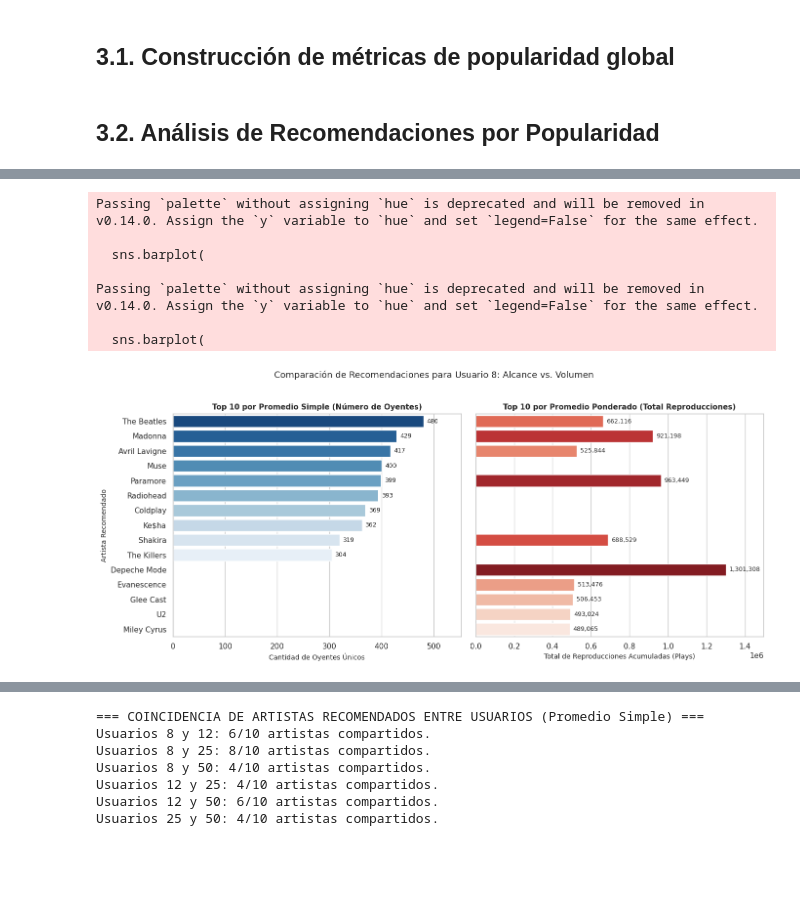
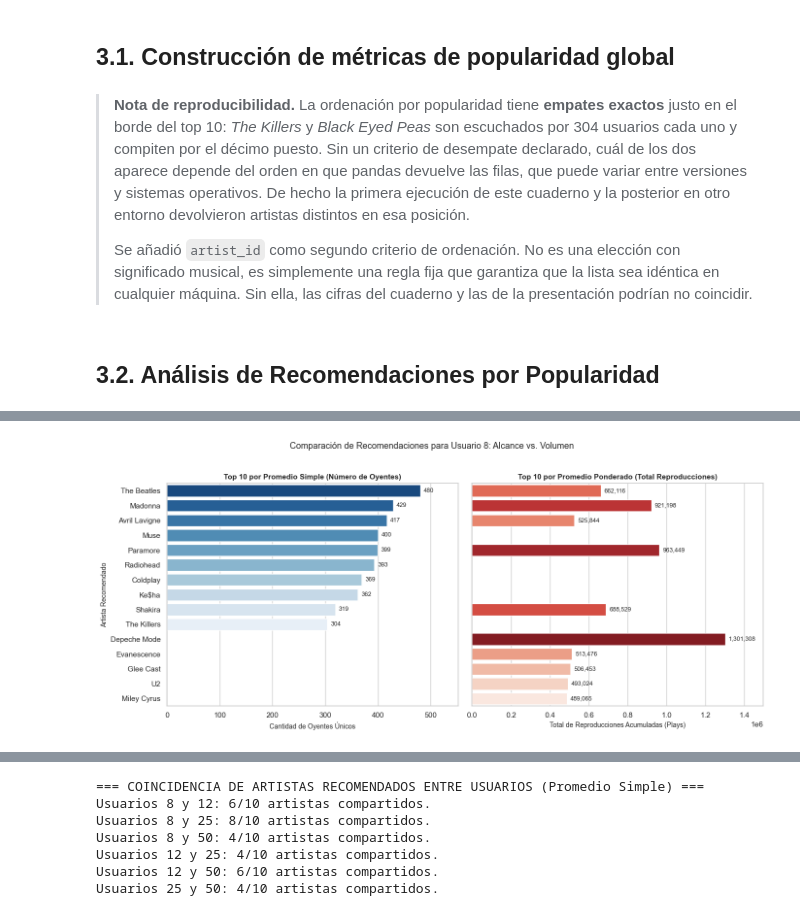
Before and after one commit to JuanRestrepoM/MIAD_202614_Aprendizaje_no_supervisado_G29, a Jupyter notebook: notebooks/S5_sistemarecomendacion.ipynb, the cells around one changed output, grey strips where cells are left out. Cells and saved outputs as stored; diff of their text form; code cells hidden in the pictures; blank space fills up the shorter version.

```diff
--- a/notebooks/S5_sistemarecomendacion.ipynb
+++ b/notebooks/S5_sistemarecomendacion.ipynb
@@ -16,8 +63,8 @@ sns.set_theme(style="whitegrid")
 plt.rcParams['figure.figsize'] = (10, 6)
 
 #carga de bases de datos
-df_user_artists = pd.read_csv('user_artists.txt', sep='\t')
-df_artists = pd.read_csv('artists.txt', sep='\t')
+df_user_artists = pd.read_csv('data/user_artists.txt', sep='\t')
+df_artists = pd.read_csv('data/artists.txt', sep='\t')
 # %%
 # Renombrado
 df_artists = df_artists.rename(columns={
@@ -419,0 +466,22 @@ plt.show()
+# %%
+# ==============================================================================
+#   CIFRAS CITADAS EN LAS DECISIONES DEL PASO 2 (verificables)
+# ==============================================================================
+print("="*78)
+print("ESCALA DEL CONSUMO Y EFECTO DE CADA TRANSFORMACION")
+print("="*78)
+p = df_user_artists['plays']
+print(f"Reproducciones por par usuario-artista:")
+print(f"   minimo {p.min():,} | mediana {p.median():,.0f} | maximo {p.max():,}")
+
+pl = df_user_artists['plays_log']
+print(f"Tras log(1+plays): rango [{pl.min():.2f}; {pl.max():.2f}]")
+print(f"   pares dentro del intervalo [4, 8]: {((pl >= 4) & (pl <= 8)).mean()*100:.1f}%")
+
+# Defecto estructural de la normalizacion Min-Max por usuario
+colapsados = int((df_user_artists['plays_norm'] == 0).sum())
+print()
+print(f"Min-Max por usuario: {colapsados:,} pares observados quedan en exactamente 0")
+print(f"   es el {colapsados/len(df_user_artists)*100:.1f}% de los pares, "
+      f"indistinguibles de una celda no observada")
+print("="*78)
@@ -493,9 +573,17 @@ def get_popularity_recommendations(user_id, pop_metric='listeners_count', top_n=
 
     # Filtrar catálogo excluyendo lo ya escuchado y ordenar
     recs = popularity_df[~popularity_df['artist_id'].isin(listened_artists)]
-    recs = recs.sort_values(by=pop_metric, ascending=False).head(top_n)
+    # Desempate explicito por artist_id: hay empates exactos en el borde del top 10
+    # (The Killers y Black Eyed Peas tienen 304 oyentes cada uno) y sin un segundo
+    # criterio el resultado cambia entre entornos.
+    recs = recs.sort_values(by=[pop_metric, 'artist_id'],
+                            ascending=[False, True]).head(top_n)
 
     return recs[['artist_id', 'artist_name', pop_metric]].reset_index(drop=True)
+# %% [markdown]
+> **Nota de reproducibilidad.** La ordenación por popularidad tiene **empates exactos** justo en el borde del top 10: *The Killers* y *Black Eyed Peas* son escuchados por 304 usuarios cada uno y compiten por el décimo puesto. Sin un criterio de desempate declarado, cuál de los dos aparece depende del orden en que pandas devuelve las filas, que puede variar entre versiones y sistemas operativos. De hecho la primera ejecución de este cuaderno y la posterior en otro entorno devolvieron artistas distintos en esa posición.
+>
+> Se añadió `artist_id` como segundo criterio de ordenación. No es una elección con significado musical, es simplemente una regla fija que garantiza que la lista sea idéntica en cualquier máquina. Sin ella, las cifras del cuaderno y las de la presentación podrían no coincidir.
 # %% [markdown]
 ## 3.2. Análisis de Recomendaciones por Popularidad
 # %%
@@ -549,7 +637,9 @@ sns.barplot(
     y='artist_name',
     x='listeners_count',
     ax=axes[0],
-    palette='Blues_r'
+    hue='artist_name',
+    palette='Blues_r',
+    legend=False
 )
 axes[0].set_title('Top 10 por Promedio Simple (Número de Oyentes)', fontsize=11, fontweight='bold')
 axes[0].set_xlabel('Cantidad de Oyentes Únicos', fontsize=10)
@@ -559,39 +649,34 @@ for p in axes[0].patches:
     axes[0].annotate(f'{int(p.get_width()):,}',
                      (p.get_width(), p.get_y() + p.get_height() / 2.),
                      ha='left', va='center', xytext=(5, 0), textcoords='offset points', fontsize=9)
 
 
 # Subplot 2: Promedio Ponderado (Reproducciones)
 sns.barplot(
     data=recs_u8_weighted,
     y='artist_name',
     x='total_plays',
     ax=axes[1],
-    palette='Reds_r'
+    hue='artist_name',
+    palette='Reds_r',
+    legend=False
 )
 axes[1].set_title('Top 10 por Promedio Ponderado (Total Reproducciones)', fontsize=11, fontweight='bold')
 axes[1].set_xlabel('Total de Reproducciones Acumuladas (Plays)', fontsize=10)
 axes[1].set_ylabel('')
 
 for p in axes[1].patches:
     axes[1].annotate(f'{int(p.get_width()):,}',
                      (p.get_width(), p.get_y() + p.get_height() / 2.),
                      ha='left', va='center', xytext=(5, 0), textcoords='offset points', fontsize=9)
 
 
 # Ajustar límites para los textos flotantes
 axes[0].set_xlim(0, recs_u8_simple['listeners_count'].max() * 1.15)
 axes[1].set_xlim(0, recs_u8_weighted['total_plays'].max() * 1.15)
 
 plt.suptitle('Comparación de Recomendaciones para Usuario 8: Alcance vs. Volumen', fontsize=13, y=1.02)
 plt.tight_layout()
 plt.show()
 # %% [output]
-Passing `palette` without assigning `hue` is deprecated and will be removed in v0.14.0. Assign the `y` variable to `hue` and set `legend=False` for the same effect.
-
-  sns.barplot(
-
-Passing `palette` without assigning `hue` is deprecated and will be removed in v0.14.0. Assign the `y` variable to `hue` and set `legend=False` for the same effect.
-
-  sns.barplot(
-[figure, old version]
+[figure, new version]
```
Also changed, not shown: parts of 83 cells of this notebook, 1 other file.
